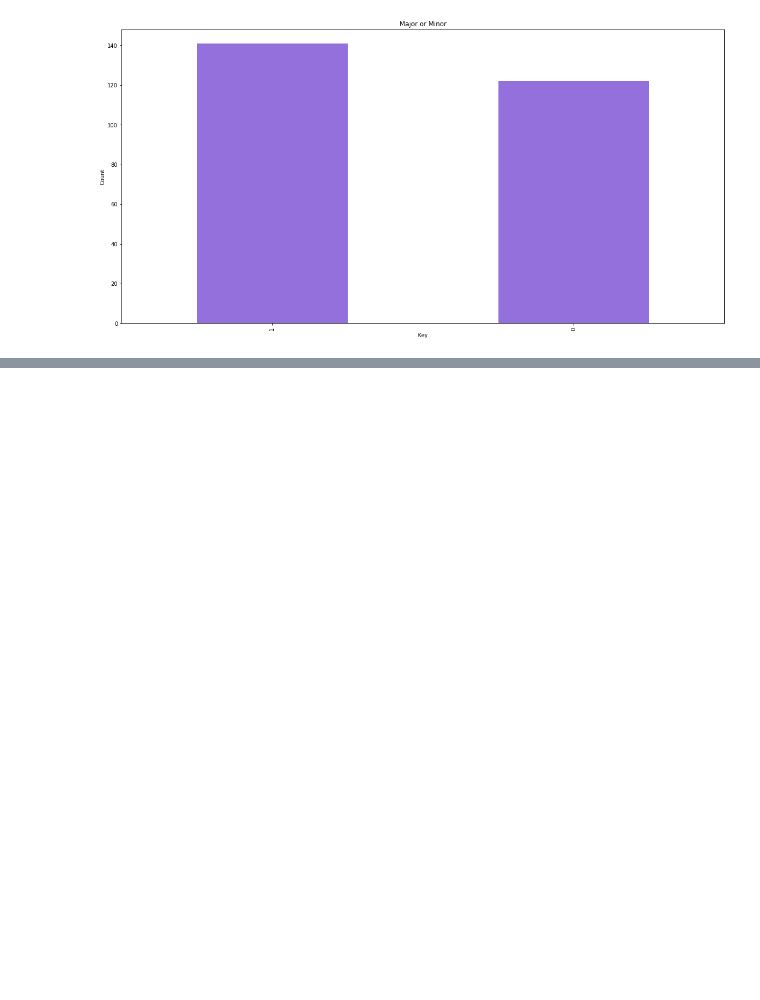
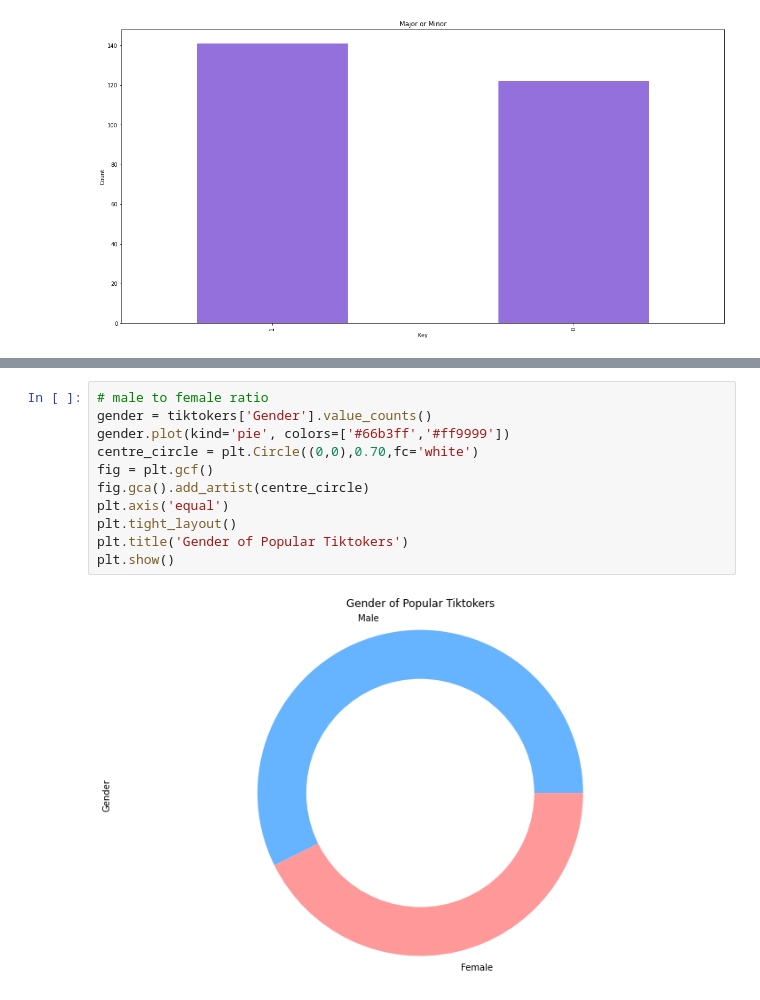
Before and after one commit to incalescence/open-data, a Jupyter notebook: tiktoksongs.ipynb, the cells around one changed output, grey strips where cells are left out. Drawn from its saved outputs; the diff is of its cells as text; blank space fills up the shorter version.

```diff
--- a/tiktoksongs.ipynb
+++ b/tiktoksongs.ipynb
@@ -94,0 +121,13 @@ time_signature_count.plot(kind='bar', title='Major or Minor', xlabel='Key', ylab
+# %%
+# male to female ratio
+gender = tiktokers['Gender'].value_counts()
+gender.plot(kind='pie', colors=['#66b3ff','#ff9999'])
+centre_circle = plt.Circle((0,0),0.70,fc='white')
+fig = plt.gcf()
+fig.gca().add_artist(centre_circle)
+plt.axis('equal')
+plt.tight_layout()
+plt.title('Gender of Popular Tiktokers')
+plt.show()
+# %% [output]
+[figure, added]
```
Also changed, not shown: parts of 7 cells of this notebook, 6 other files.
